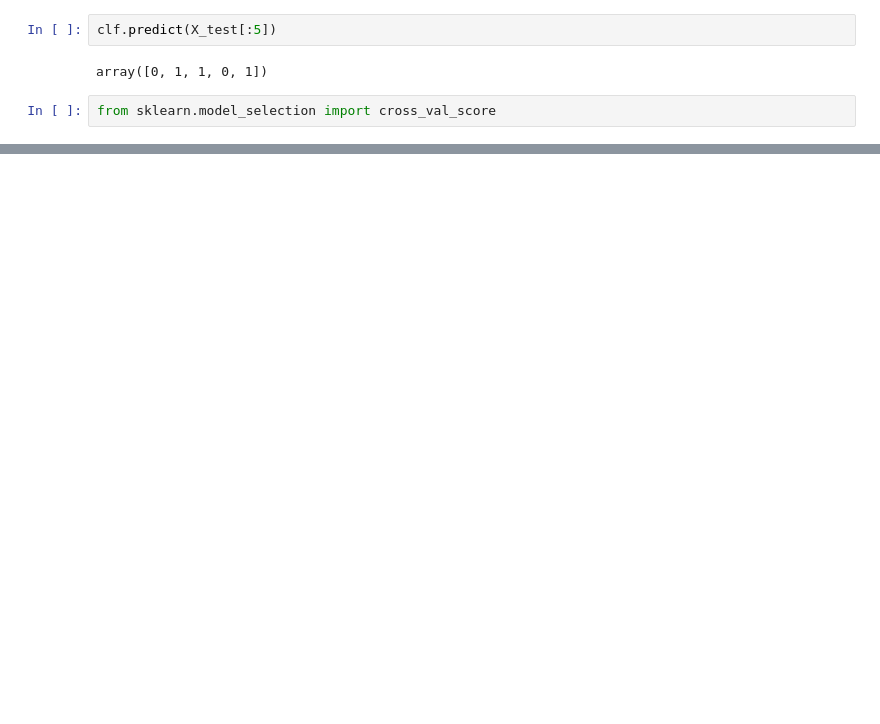
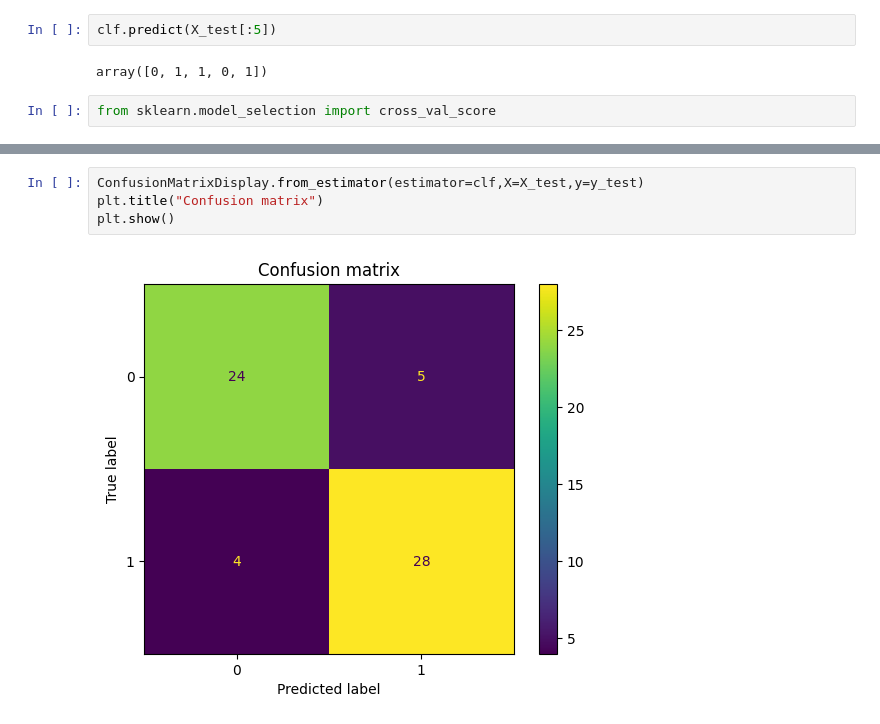
Before and after one commit to nandi691/DataScience, a Jupyter notebook: ML_Practice/Heart_Disease.ipynb, the cells around one changed output, grey strips where cells are left out. Saved outputs shown, nothing was run; the diff lists cells and outputs as text; blank space fills up the shorter version.

```diff
--- a/ML_Practice/Heart_Disease.ipynb
+++ b/ML_Practice/Heart_Disease.ipynb
@@ -103,0 +225,6 @@ np.min(cv_array)
+# %%
+ConfusionMatrixDisplay.from_estimator(estimator=clf,X=X_test,y=y_test)
+plt.title("Confusion matrix")
+plt.show()
+# %% [output]
+[figure, added]
```
Also changed, not shown: parts of 30 cells of this notebook.
